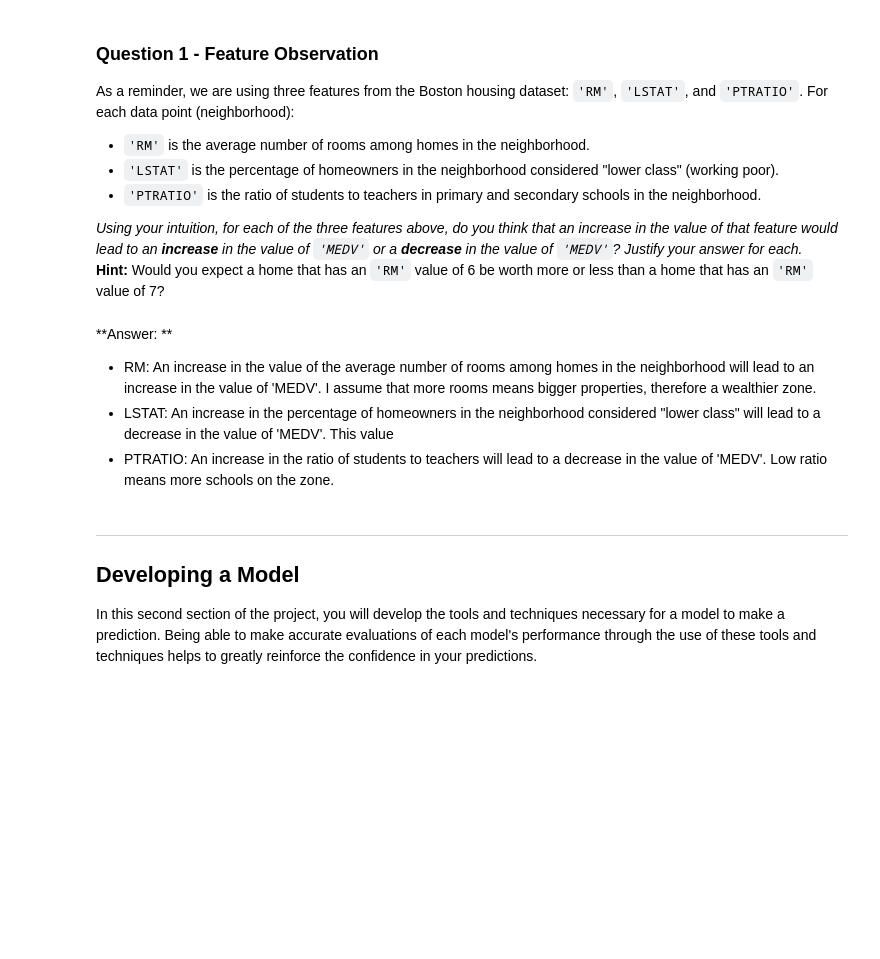
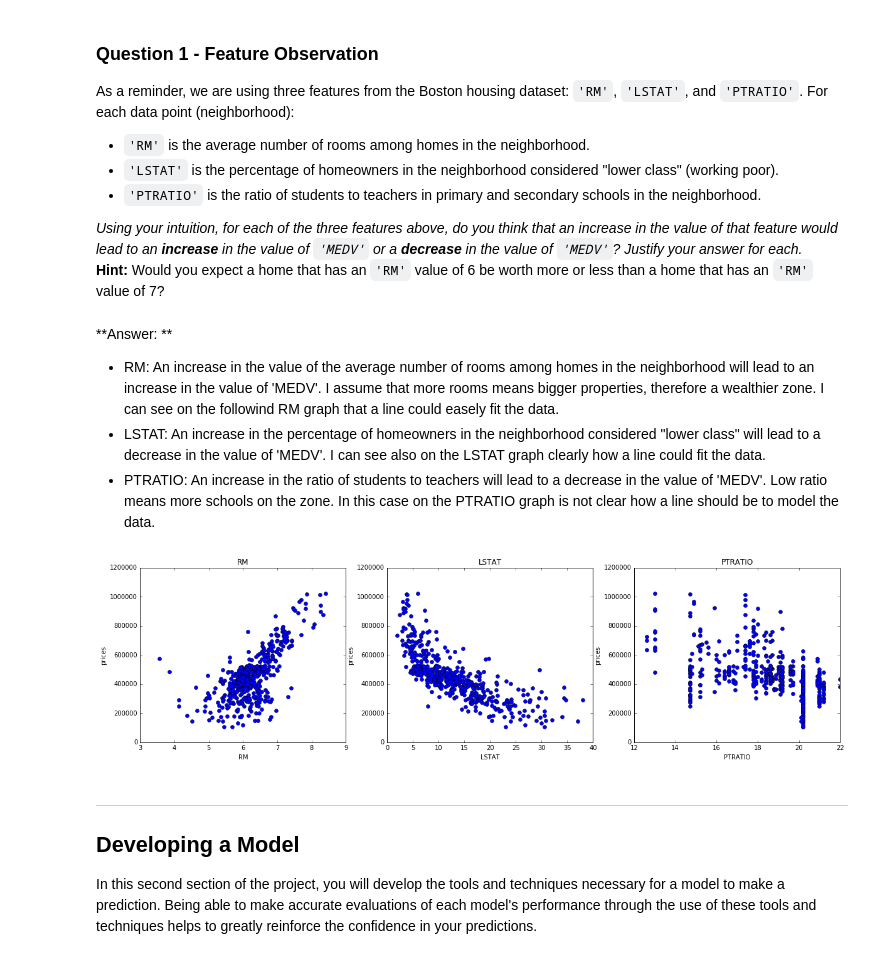
Before and after one commit to Eibriel/machine-learning, a Jupyter notebook: projects/boston_housing/boston_housing.ipynb, the cells around one changed output. Cells and saved outputs as stored; diff of their text form; code cells hidden in the pictures; blank space fills up the shorter version.

Commit message:
My first review to boston_housing project

```diff
--- a/projects/boston_housing/boston_housing.ipynb
+++ b/projects/boston_housing/boston_housing.ipynb
@@ -92,9 +92,22 @@ _Using your intuition, for each of the three features above, do you think that a
 **Hint:** Would you expect a home that has an `'RM'` value of 6 be worth more or less than a home that has an `'RM'` value of 7?
 # %% [markdown]
 **Answer: **
-- RM: An increase in the value of the average number of rooms among homes in the neighborhood will lead to an increase in the value of 'MEDV'. I assume that more rooms means bigger properties, therefore a wealthier zone.
-- LSTAT: An increase in the percentage of homeowners in the neighborhood considered "lower class" will lead to a decrease in the value of 'MEDV'. This value
-- PTRATIO: An increase in the ratio of students to teachers will lead to a decrease in the value of 'MEDV'. Low ratio means more schools on the zone.
+- RM: An increase in the value of the average number of rooms among homes in the neighborhood will lead to an increase in the value of 'MEDV'. I assume that more rooms means bigger properties, therefore a wealthier zone. I can see on the followind RM graph that a line could easely fit the data.
+- LSTAT: An increase in the percentage of homeowners in the neighborhood considered "lower class" will lead to a decrease in the value of 'MEDV'.  I can see also on the LSTAT graph clearly how a line could fit the data.
+- PTRATIO: An increase in the ratio of students to teachers will lead to a decrease in the value of 'MEDV'. Low ratio means more schools on the zone. In this case on the PTRATIO graph is not clear how a line should be to model the data.
+# %%
+## Code based on the review 1 of Question 1
+
+import matplotlib.pyplot as plt
+plt.figure(figsize=(20, 5))
+for i, col in enumerate(features.columns):
+    plt.subplot(1, 3, i+1)
+    plt.plot(data[col], prices, 'o')
+    plt.title(col)
+    plt.xlabel(col)
+    plt.ylabel('prices')
+# %% [output]
+[figure, added]
 # %% [markdown]
 ----
 
```
Also changed, not shown: parts of 3 cells of this notebook.
